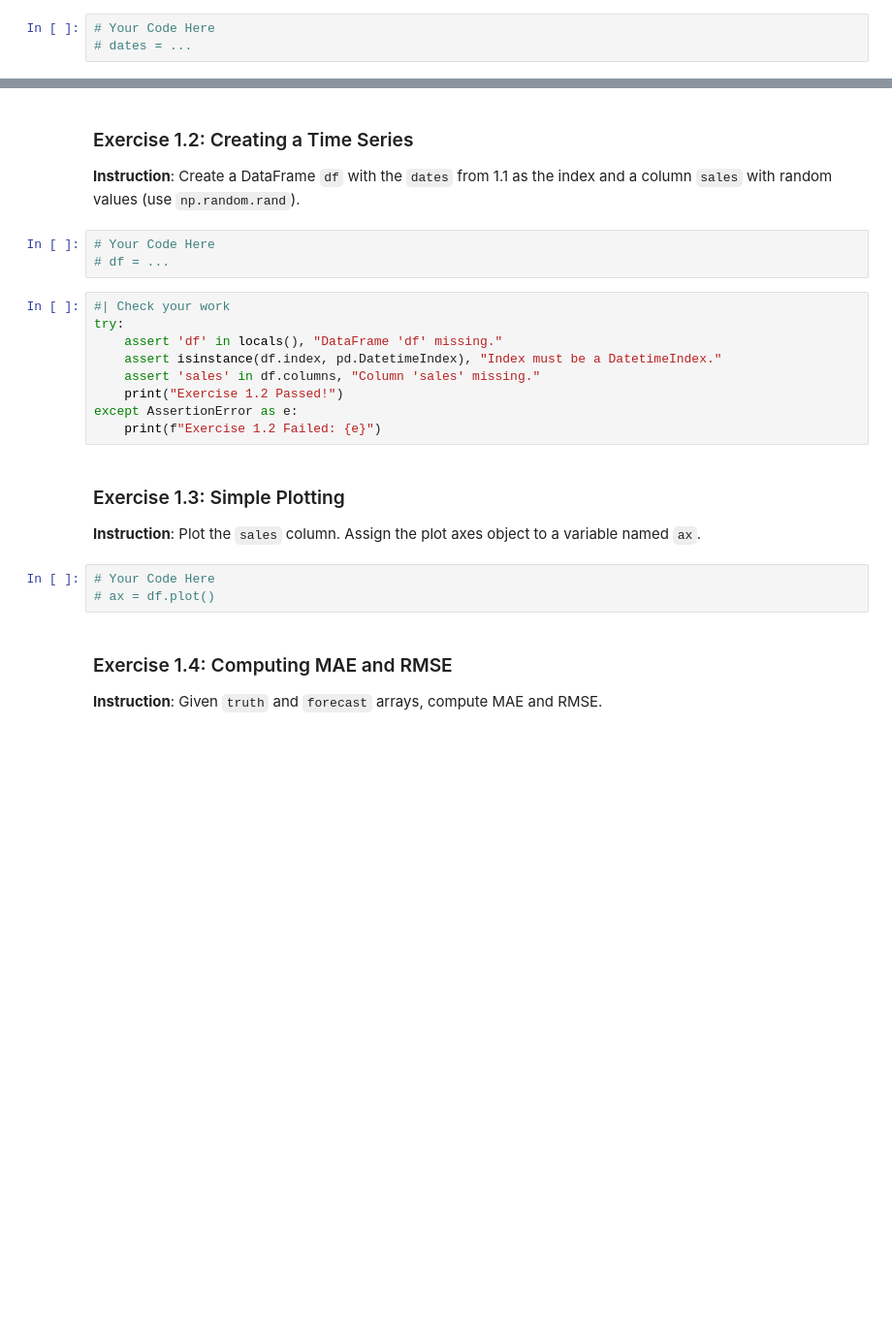
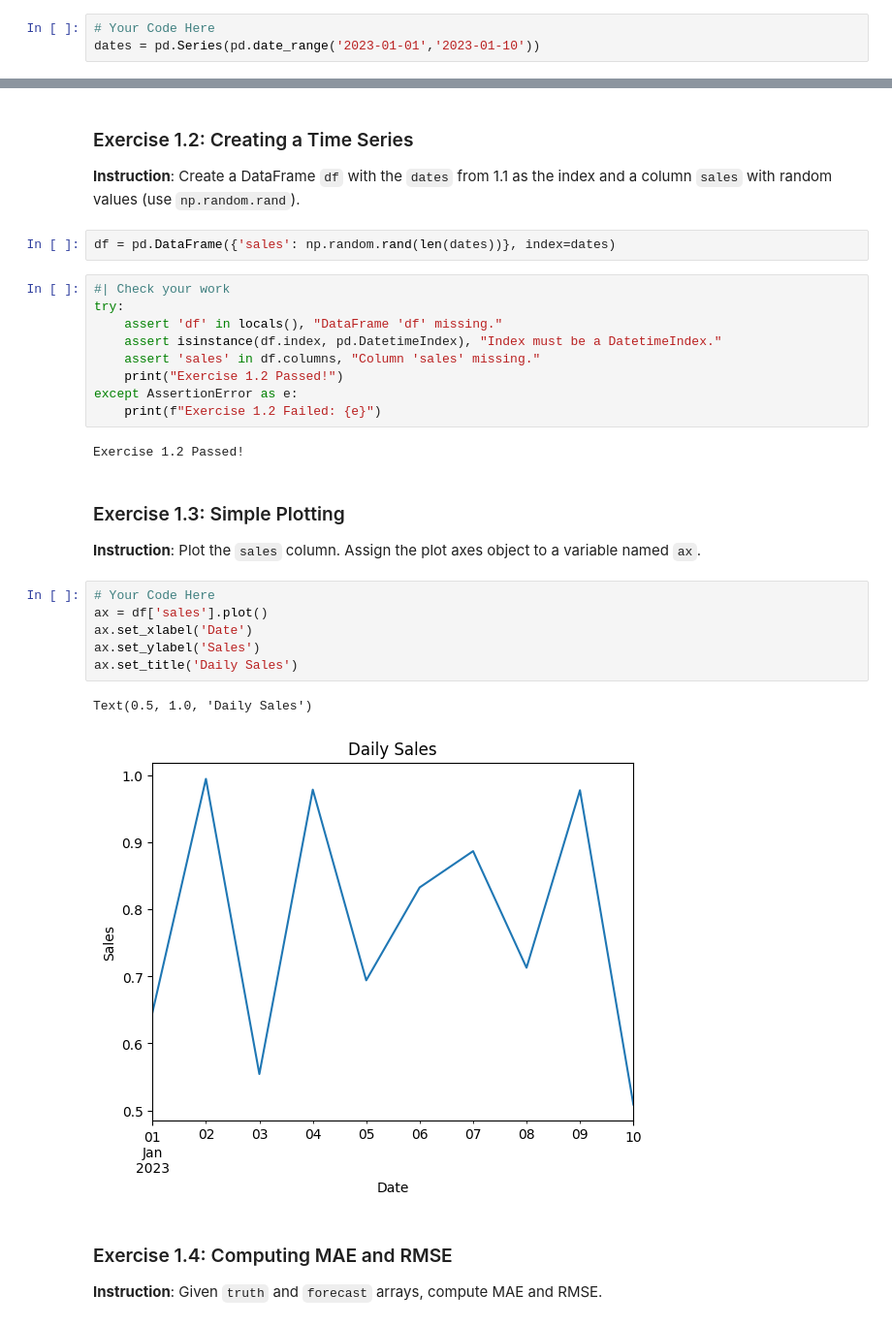
Before and after one commit to VickyGuo0907/DSE6230-forecasting-class-course-materials, a Jupyter notebook: assignments/week01_assignment.ipynb, the cells around one changed output, grey strips where cells are left out. Shown at 97% size. Cells and saved outputs as stored; diff of their text form; blank space fills up the shorter version.

Commit message:
Finish chapter 1 exercise

```diff
--- a/assignments/week01_assignment.ipynb
+++ b/assignments/week01_assignment.ipynb
@@ -17,7 +38,7 @@ from sklearn.metrics import mean_absolute_error, mean_squared_error
 **Instruction**: Create a pandas Series named `dates` containing a date range from '2023-01-01' to '2023-01-10' (inclusive).
 # %%
 # Your Code Here
-# dates = ...
+dates = pd.Series(pd.date_range('2023-01-01','2023-01-10'))
 # %%
 #| Check your work
 try:
@@ -33,8 +56,7 @@ except Exception as e:
 ### Exercise 1.2: Creating a Time Series
 **Instruction**: Create a DataFrame `df` with the `dates` from 1.1 as the index and a column `sales` with random values (use `np.random.rand`).
 # %%
-# Your Code Here
-# df = ...
+df = pd.DataFrame({'sales': np.random.rand(len(dates))}, index=dates)
 # %%
 #| Check your work
 try:
@@ -44,12 +66,20 @@ try:
     print("Exercise 1.2 Passed!")
 except AssertionError as e:
     print(f"Exercise 1.2 Failed: {e}")
+# %% [output]
+Exercise 1.2 Passed!
 # %% [markdown]
 ### Exercise 1.3: Simple Plotting
 **Instruction**: Plot the `sales` column. Assign the plot axes object to a variable named `ax`.
 # %%
 # Your Code Here
-# ax = df.plot()
+ax = df['sales'].plot()
+ax.set_xlabel('Date')
+ax.set_ylabel('Sales')
+ax.set_title('Daily Sales')
+# %% [output]
+Text(0.5, 1.0, 'Daily Sales')
+[figure, added]
 # %% [markdown]
 ### Exercise 1.4: Computing MAE and RMSE
 **Instruction**: Given `truth` and `forecast` arrays, compute MAE and RMSE.
```
Also changed, not shown: parts of 5 cells of this notebook.
